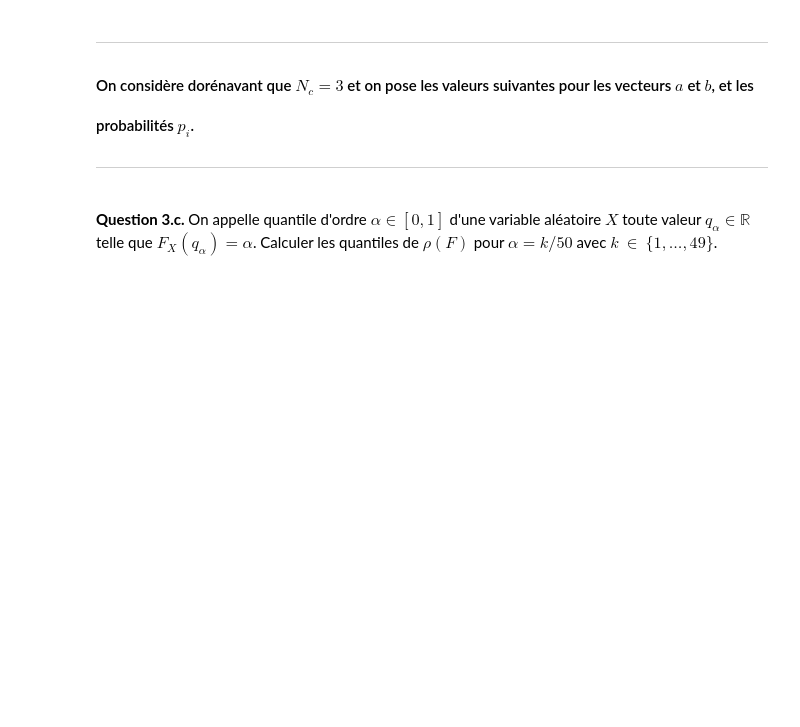
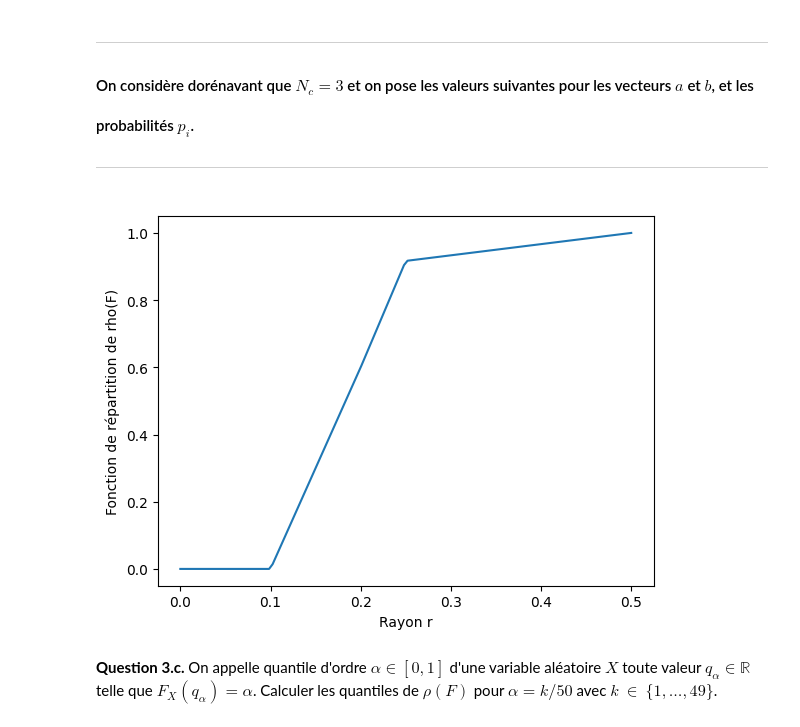
Before and after one commit to lucas-duhautois/Projet_numerique_proba, a Jupyter notebook: PN_Probas_24-25_VF.ipynb, the cells around one changed output. Cells and saved outputs as stored; diff of their text form; code cells hidden in the pictures; blank space fills up the shorter version.

```diff
--- a/PN_Probas_24-25_VF.ipynb
+++ b/PN_Probas_24-25_VF.ipynb
@@ -275,15 +288,19 @@ $$
 **Question 3.b.** Implémenter une fonction permettant d'évaluer la fonction de répartition $\mathcal{F_\rho}$ et son inverse (généralisée) $\mathcal{F_\rho}^{-1}$. Ces fonctions prendront en entrée la valeur $r$ (resp. $p$) à laquelle on souhaite évaluer $\mathcal{F_\rho}$ (resp. $\mathcal{F_\rho}^{-1}$), ainsi qu'un vecteur $a\in [0,1/2]^{N_c}$ contenant les valeurs $a_i$ et un vecteur $b\in [0,1/2]^{N_c}$ contenant les valeurs $b_i$.
 
 *Indication: On pourra utiliser la fonction "minimize_scalar" du package "scipy.optimize" afin de calculer les valeurs de $\mathcal{F_\rho}^{-1}$ à partir de celles de $\mathcal{F_\rho}$*
-# %%
-from scipy.optimize import minimize_scalar
-
-def F_rho(r,a,b):
-    ## COMPLETER ###
-
-
-def invF_rho(p,a,b):
-    ## COMPLETER ###
+# %%
+from scipy.optimize import minimize_scalar
+
+@np.vectorize(excluded=[1, 2, 3])
+def F_rho(r,a,b,pc):
+    a_np = np.array(a)
+    b_np = np.array(b)
+    return np.sum(np.clip((r - a_np) / (b_np - a_np), 0, 1) * pc)
+
+@np.vectorize(excluded=[1, 2, 3])
+def invF_rho(p,a,b,pc):
+    f = lambda r :  (math.inf) if (F_rho(r, a, b, pc) < p) else (F_rho(r, a, b, pc) - p + r)
+    return minimize_scalar(f, bounds=(0, 1/2), method='bounded').x
 # %% [markdown]
 <h1 style="font-family: Georgia, serif;font-size: 1em;margin-left: 3em;margin-right: 4em;">
 
@@ -306,6 +323,16 @@ a=np.array([0.1,0.1,0.2])
 
 # Vecteur b
 b=np.array([0.25,0.25,0.5])
+# %%
+fig, ax = plt.subplots()
+r = np.linspace(0, 1/2., 128)
+rho = F_rho(r, a, b, p)
+ax.plot(r, rho)
+plt.xlabel('Rayon r')
+plt.ylabel('Fonction de répartition de rho(F)')
+plt.show()
+# %% [output]
+[figure, added]
 # %% [markdown]
 **Question 3.c.**  On appelle quantile d'ordre $\alpha\in [0,1]$ d'une variable aléatoire $X$ toute valeur $q_\alpha \in\mathbb{R}$ telle que $F_X(q_\alpha)=\alpha$. Calculer les quantiles de $\rho(F)$ pour $\alpha = k/50$ avec $k~\in~\lbrace 1,\dots,49\rbrace$.
 # %%
```
Also changed, not shown: parts of 11 cells of this notebook.
